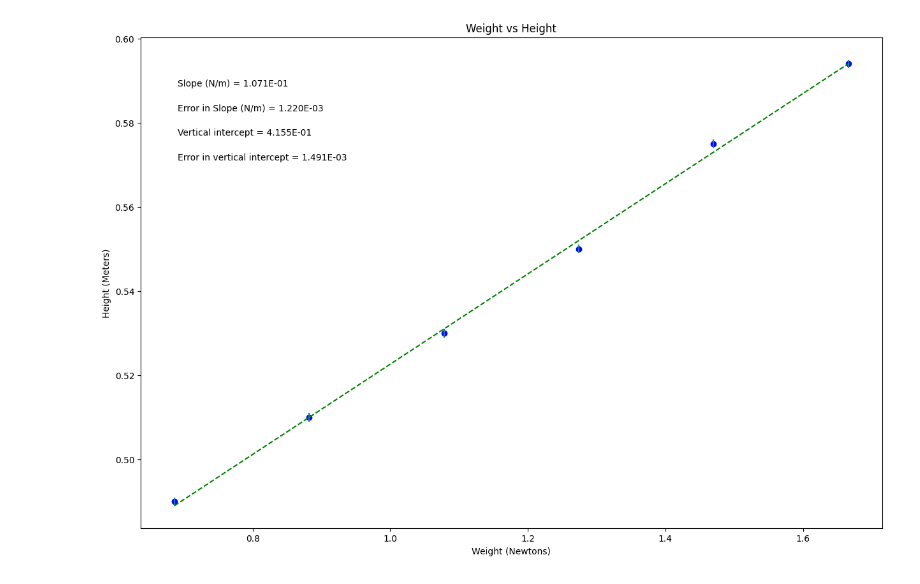
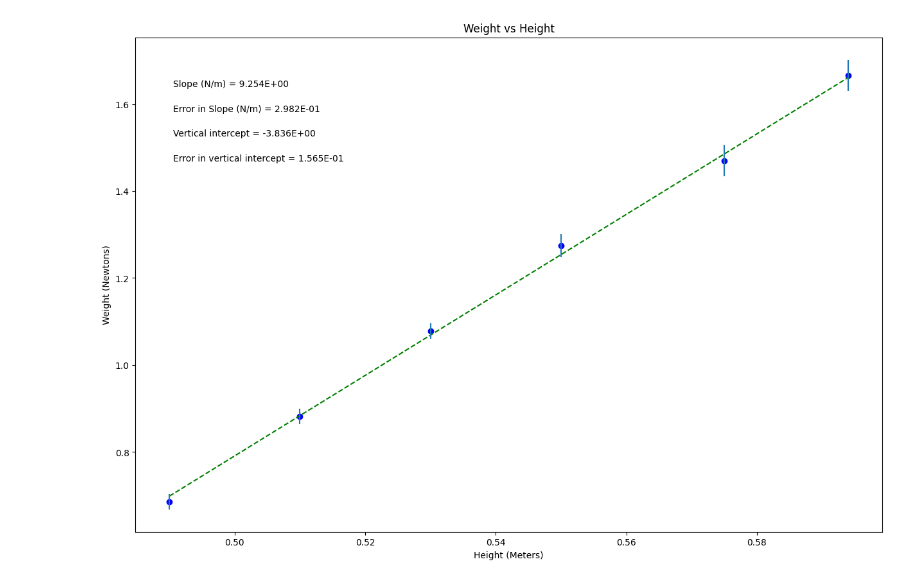
Before and after one commit to elizabeth-kamminga/Lab-2, a Jupyter notebook: Hooke'sLawSpring1Plot.ipynb, the cells around one changed output. Cells and saved outputs as stored; diff of their text form; code cells hidden in the pictures.

```diff
--- a/Hooke'sLawSpring1Plot.ipynb
+++ b/Hooke'sLawSpring1Plot.ipynb
@@ -18,21 +18,20 @@ import matplotlib.pyplot as plt
 #UPDATE THE VARIABLE NAMES & NUMBERS (LEAVE BRACKETS/PARENTHESES AS IS)
 #variable names should start with a letter and must contain only letters, numbers, and underscores
 
+height = np.array([0.49, 0.51, 0.53, 0.55, 0.58, 0.6])
 
-weight = np.array([0.686, 0.882, 1.078, 1.274, 1.470, 1.666]) #newtons
+weight = np.array([0.686, 0.882, 1.078, 1.274, 1.470, 1.667])
 
-height = np.array([0.49, 0.51, 0.53, 0.55, 0.575, 0.594]) #meters
-
-height_uncertainty = np.array([0.001, 0.001, 0.001, 0.001, 0.001, 0.001])
+weight_uncertainty = np.array([0.0178, .0178, 0.0178, 0.0267, 0.0356, 0.0356])
 
 
 
 #Re-assign variables as x, y, dy so that the remaining plotting code may remain generic
 #UPDATE VARIABLE NAMES (ON RHS OF EACH EQUAL SIGN) TO MATCH VARIABLE NAMES FOR DATA ABOVE
 
-x = weight            #this should be the array you want to plot on the x axis
-y = height             #this should be the array you want to plot on the y axis
-dy = height_uncertainty       #this should be your error in y array
+x = height           #this should be the array you want to plot on the x axis
+y = weight             #this should be the array you want to plot on the y axis
+dy = weight_uncertainty       #this should be your error in y array
 
 
 #UPDATE EACH OF THESE 4 STRINGS FOR YOUR PLOT LABELS AS YOU WANT THEM TO APPEAR
@@ -92,31 +91,31 @@ elif annotation_placement==3 or annotation_placement==4:
 #Don't need to change anything in this section!
 
 #Plot data on graph. Plot error bars and place values for slope,
 #error in slope, and vertical intercept (plus error) on the plot using "annotate"
 
 plt.figure(figsize=(15,10))
 
 plt.plot(x, fit, color='green', linestyle='--')
 plt.scatter(x, y, color='blue', marker='o')
 
 plt.xlabel(x_label)
 plt.ylabel(y_label)
 plt.title(plot_title)
 
 plt.errorbar(x, y, yerr=dy, xerr=None, fmt="none") #don't need to plot x error bars
 
 plt.annotate('Slope ({}) = {value:.{digits}E}'.format(slope_units,value=m, digits=3),
              (xpos, ypos[0]), xycoords='axes fraction')
 
 plt.annotate('Error in Slope ({}) = {value:.{digits}E}'.format(slope_units,value=dm, digits=3),
              (xpos, ypos[1]), xycoords='axes fraction')
 
 plt.annotate('Vertical intercept = {value:.{digits}E}'.format(value=b, digits=3),
              (xpos, ypos[2]), xycoords='axes fraction')
 
 plt.annotate('Error in vertical intercept = {value:.{digits}E}'.format(value=db, digits=3),
              (xpos, ypos[3]), xycoords='axes fraction')
 
 plt.show()
 # %% [output]
-[figure, old version]
+[figure, new version]
```
